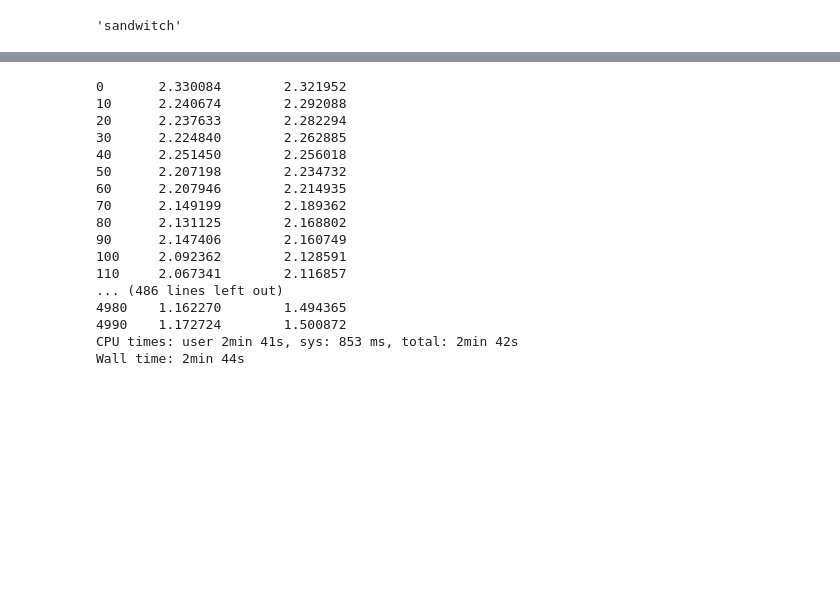
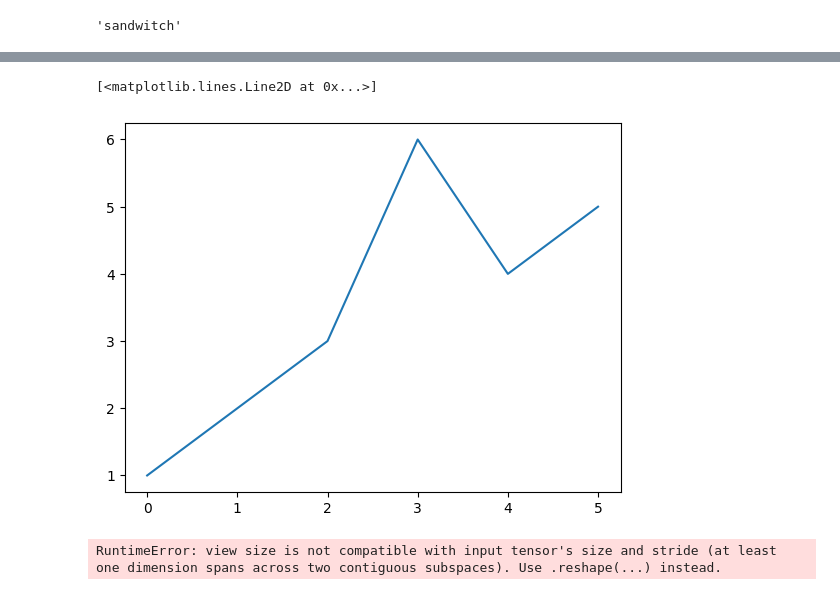
Before and after one commit to steelannelida/nanoGPT, a Jupyter notebook: nanogpt.ipynb, the cells around one changed output, grey strips where cells are left out. Drawn from its saved outputs; the diff is of its cells as text; code cells hidden in the pictures; blank space fills up the shorter version.

```diff
--- a/nanogpt.ipynb
+++ b/nanogpt.ipynb
@@ -224,42 +215,53 @@ scaler = torch.cuda.amp.GradScaler()
+# %%
+from matplotlib import pyplot as plt
+import IPython.display as ipd
+
+plt.plot([1,2,3,6,4,5])
+# %% [output]
+[<matplotlib.lines.Line2D at 0x...>]
+[figure, added]
 # %%
 %%time
+
+
 torch.set_float32_matmul_precision('medium')
 for step in range(5000):
   x, y = get_batch(batch_size=32, seq_length=128)
   with torch.autocast(device_type='cuda', dtype=torch.float16):
-    model.train()
-    logits = model.forward(x)
-    loss = loss_fun(logits.permute(0, 2, 1), y.long())
+    model1.train()
+    logits = model1.forward(x)
+    loss1 = loss_fun(logits.permute(0, 2, 1), y.long())
 
-  scaler.scale(loss).backward()
-  scaler.step(opt)
-  scaler.update()
-  # loss.backward()
-  # opt.step()
-  # opt.zero_grad()
+    model2.train()
+    logits = model2.forward(x)
+    loss2 = loss_fun(logits.permute(0, 2, 1), y.long())
+
+  loss1.backward()
+  opt1.step()
+  opt1.zero_grad()
+
+  loss2.backward()
+  opt2.step()
+  opt2.zero_grad()
+
 
   if step % 10 == 0:
     with torch.no_grad():
-      with torch.autocast(device_type='cuda', dtype=torch.float16):
-        model.eval()
-        vlogits = model.forward(xv)
-        vloss = loss_fun(vlogits.permute(0,2,1), yv.long())
-      print('%d\t%f\t%f'%(step, loss, vloss))
+      with torch.autocast(device_type='cuda', dtype=torch.bfloat16):
+        model1.eval()
+        vlogits = model1.forward(xv)
+        vloss1 = loss_fun(vlogits.permute(0,2,1), yv.long())
+
+        model2.eval()
+        vlogits = model2.forward(xv)
+        vloss2 = loss_fun(vlogits.permute(0,2,1), yv.long())
+
+      loss_history1.append(float(vloss1))
+      loss_history2.append(float(vloss2))
+
+      plt.plot(loss_history1)
+      plt.plot(loss_history2)
+      ipd.clear_output(True)
+      plt.show()
 # %% [output]
-0       2.330084        2.321952
-10      2.240674        2.292088
-20      2.237633        2.282294
-30      2.224840        2.262885
-40      2.251450        2.256018
-50      2.207198        2.234732
-60      2.207946        2.214935
-70      2.149199        2.189362
-80      2.131125        2.168802
-90      2.147406        2.160749
-100     2.092362        2.128591
-110     2.067341        2.116857
-... (486 lines left out)
-4980    1.162270        1.494365
-4990    1.172724        1.500872
-CPU times: user 2min 41s, sys: 853 ms, total: 2min 42s
-Wall time: 2min 44s
+RuntimeError: view size is not compatible with input tensor's size and stride (at least one dimension spans across two contiguous subspaces). Use .reshape(...) instead.
```
Also changed, not shown: parts of 15 cells of this notebook.
